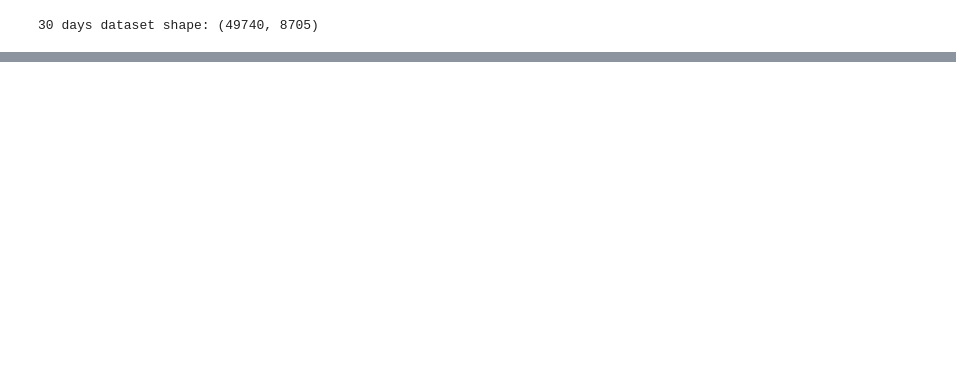
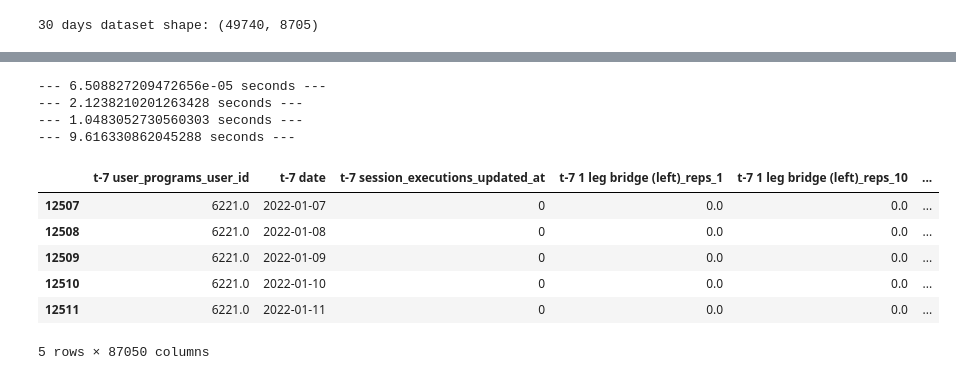
Before and after one commit to evidadeusto/mhunters, a Jupyter notebook: analysis_oscar_preprocessing/AI_models.ipynb, the cells around one changed output, grey strips where cells are left out. Drawn from its saved outputs; the diff is of its cells as text; code cells hidden in the pictures; blank space fills up the shorter version.

```diff
--- a/analysis_oscar_preprocessing/AI_models.ipynb
+++ b/analysis_oscar_preprocessing/AI_models.ipynb
@@ -661,0 +510,21 @@ merged_data_30days.shape
+# %%
+# normalize features
+#scaler = MinMaxScaler(feature_range=(0, 1))
+#scaled = scaler.fit_transform(values)
+# frame as supervised learning
+reframed_data_30days_part2 = series_to_supervised(df_test_30days_part2, 7, 3)
+# drop columns we don't want to predict
+#reframed.drop(reframed.columns[[17,18,19,20,21,22,23]], axis=1, inplace=True)
+reframed_data_30days_part2.head()
+# %% [output]
+--- 6.508827209472656e-05 seconds ---
+--- 2.1238210201263428 seconds ---
+--- 1.0483052730560303 seconds ---
+--- 9.616330862045288 seconds ---
+|  | t-7 user_programs_user_id | t-7 date | t-7 session_executions_updated_at | t-7 1 leg bridge (left)_reps_1 | t-7 1 leg bridge (left)_reps_10 | ... |
+| 12507 | 6221.0 | 2022-01-07 | 0 | 0.0 | 0.0 | ... |
+| 12508 | 6221.0 | 2022-01-08 | 0 | 0.0 | 0.0 | ... |
+| 12509 | 6221.0 | 2022-01-09 | 0 | 0.0 | 0.0 | ... |
+| 12510 | 6221.0 | 2022-01-10 | 0 | 0.0 | 0.0 | ... |
+| 12511 | 6221.0 | 2022-01-11 | 0 | 0.0 | 0.0 | ... |
+5 rows × 87050 columns
```
Also changed, not shown: parts of 44 cells of this notebook.
